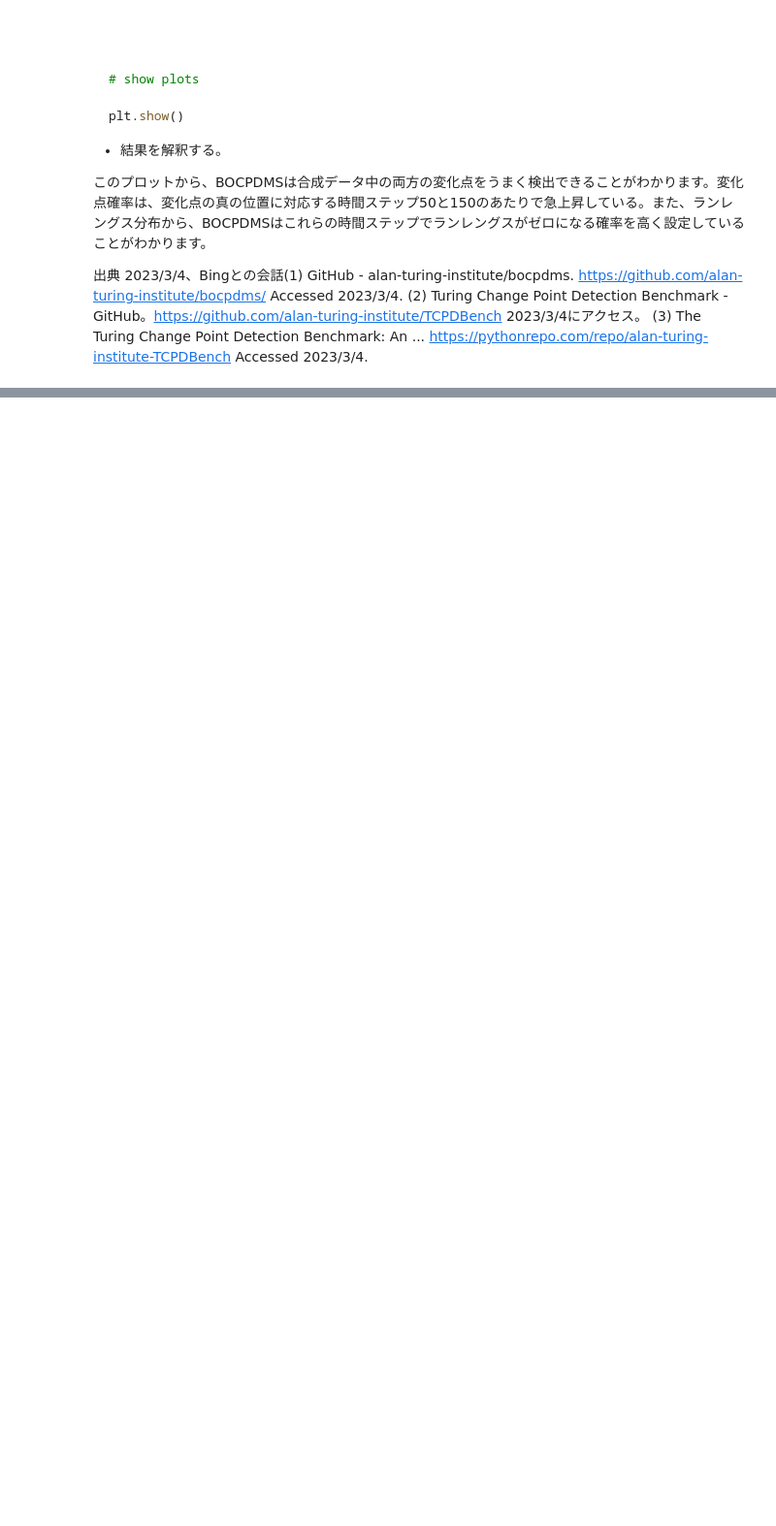
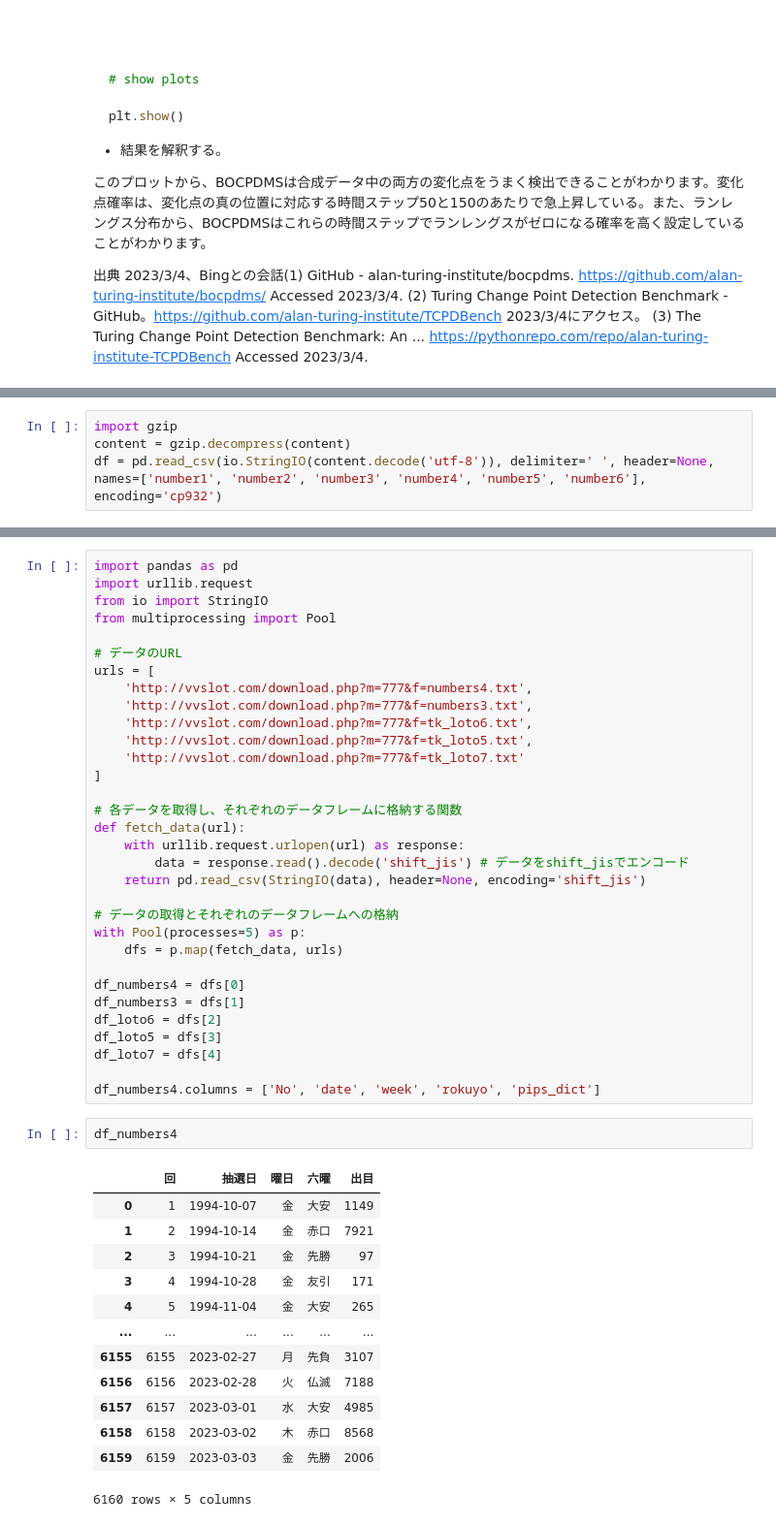
Before and after one commit to arumajirou/-daily-test, a Jupyter notebook: 時系列アプリ下調べ.ipynb, the cells around one changed output, grey strips where cells are left out. Shown at 97% size. Saved outputs shown, nothing was run; the diff lists cells and outputs as text; blank space fills up the shorter version.

```diff
--- a/時系列アプリ下調べ.ipynb
+++ b/時系列アプリ下調べ.ipynb
@@ -1240,0 +1731,4 @@ plt.show()
+# %%
+import gzip
+content = gzip.decompress(content)
+df = pd.read_csv(io.StringIO(content.decode('utf-8')), delimiter=' ', header=None, names=['number1', 'number2', 'number3', 'number4', 'number5', 'number6'], encoding='cp932')
@@ -1240,0 +2645,48 @@ plt.show()
+# %%
+import pandas as pd
+import urllib.request
+from io import StringIO
+from multiprocessing import Pool
+
+# データのURL
+urls = [
+    'http://vvslot.com/download.php?m=777&f=numbers4.txt',
+    'http://vvslot.com/download.php?m=777&f=numbers3.txt',
+    'http://vvslot.com/download.php?m=777&f=tk_loto6.txt',
+    'http://vvslot.com/download.php?m=777&f=tk_loto5.txt',
+    'http://vvslot.com/download.php?m=777&f=tk_loto7.txt'
+]
+
+# 各データを取得し、それぞれのデータフレームに格納する関数
+def fetch_data(url):
+    with urllib.request.urlopen(url) as response:
+        data = response.read().decode('shift_jis') # データをshift_jisでエンコード
+    return pd.read_csv(StringIO(data), header=None, encoding='shift_jis')
+
+# データの取得とそれぞれのデータフレームへの格納
+with Pool(processes=5) as p:
+    dfs = p.map(fetch_data, urls)
+
+df_numbers4 = dfs[0]
+df_numbers3 = dfs[1]
+df_loto6 = dfs[2]
+df_loto5 = dfs[3]
+df_loto7 = dfs[4]
+
+df_numbers4.columns = ['No', 'date', 'week', 'rokuyo', 'pips_dict']
+# %%
+df_numbers4
+# %% [output]
+|  | 回 | 抽選日 | 曜日 | 六曜 | 出目 |
+| 0 | 1 | 1994-10-07 | 金 | 大安 | 1149 |
+| 1 | 2 | 1994-10-14 | 金 | 赤口 | 7921 |
+| 2 | 3 | 1994-10-21 | 金 | 先勝 | 97 |
+| 3 | 4 | 1994-10-28 | 金 | 友引 | 171 |
+| 4 | 5 | 1994-11-04 | 金 | 大安 | 265 |
+| ... | ... | ... | ... | ... | ... |
+| 6155 | 6155 | 2023-02-27 | 月 | 先負 | 3107 |
+| 6156 | 6156 | 2023-02-28 | 火 | 仏滅 | 7188 |
+| 6157 | 6157 | 2023-03-01 | 水 | 大安 | 4985 |
+| 6158 | 6158 | 2023-03-02 | 木 | 赤口 | 8568 |
+| 6159 | 6159 | 2023-03-03 | 金 | 先勝 | 2006 |
+6160 rows × 5 columns
```
Also changed, not shown: parts of 91 cells of this notebook.
